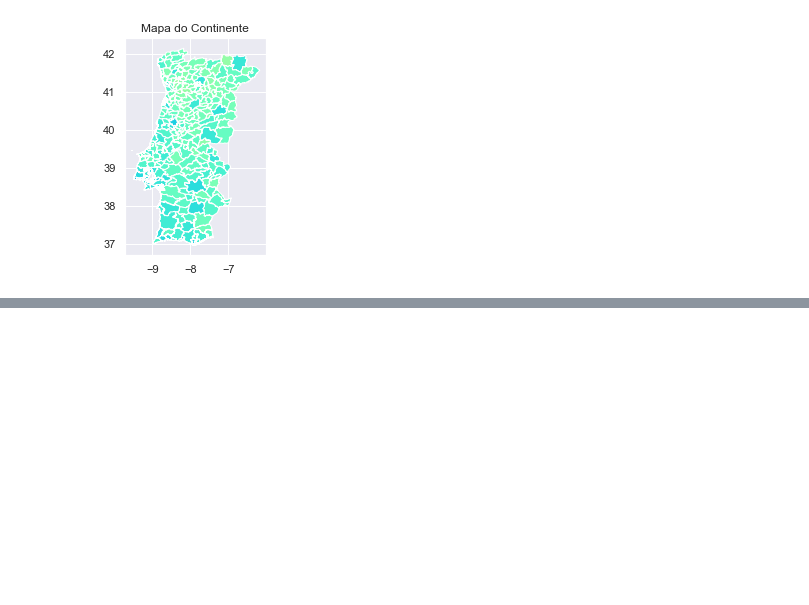
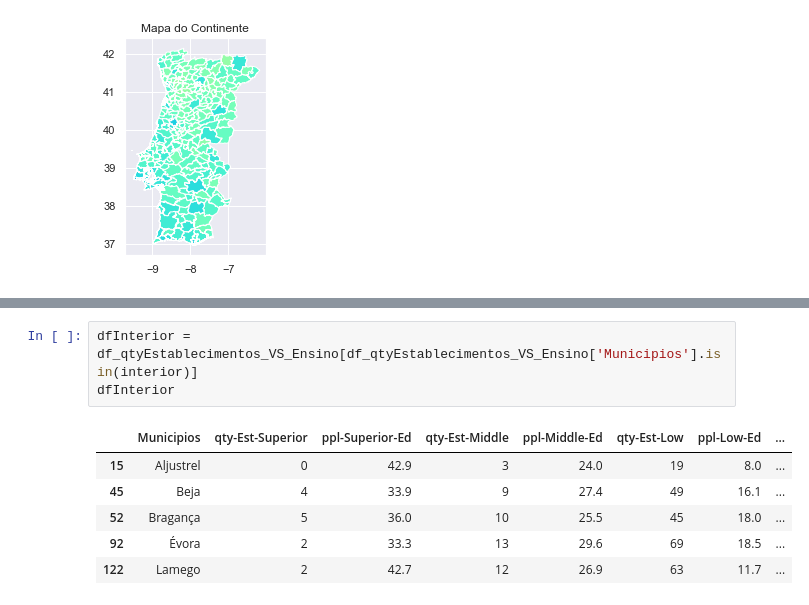
Before and after one commit to hjoaquim/psn-fs-js-hj, a Jupyter notebook: projeto-final.ipynb, the cells around one changed output, grey strips where cells are left out. Saved outputs shown, nothing was run; the diff lists cells and outputs as text; blank space fills up the shorter version.

```diff
--- a/projeto-final.ipynb
+++ b/projeto-final.ipynb
@@ -158,0 +186,10 @@ printMap(df_qtyEstablecimentos_VS_Ensino.set_index('Municipios'), continentCount
+# %%
+dfInterior = df_qtyEstablecimentos_VS_Ensino[df_qtyEstablecimentos_VS_Ensino['Municipios'].isin(interior)]
+dfInterior
+# %% [output]
+|  | Municipios | qty-Est-Superior | ppl-Superior-Ed | qty-Est-Middle | ppl-Middle-Ed | qty-Est-Low | ppl-Low-Ed | ... |
+| 15 | Aljustrel | 0 | 42.9 | 3 | 24.0 | 19 | 8.0 | ... |
+| 45 | Beja | 4 | 33.9 | 9 | 27.4 | 49 | 16.1 | ... |
+| 52 | Bragança | 5 | 36.0 | 10 | 25.5 | 45 | 18.0 | ... |
+| 92 | Évora | 2 | 33.3 | 13 | 29.6 | 69 | 18.5 | ... |
+| 122 | Lamego | 2 | 42.7 | 12 | 26.9 | 63 | 11.7 | ... |
```
Also changed, not shown: parts of 3 cells of this notebook.
